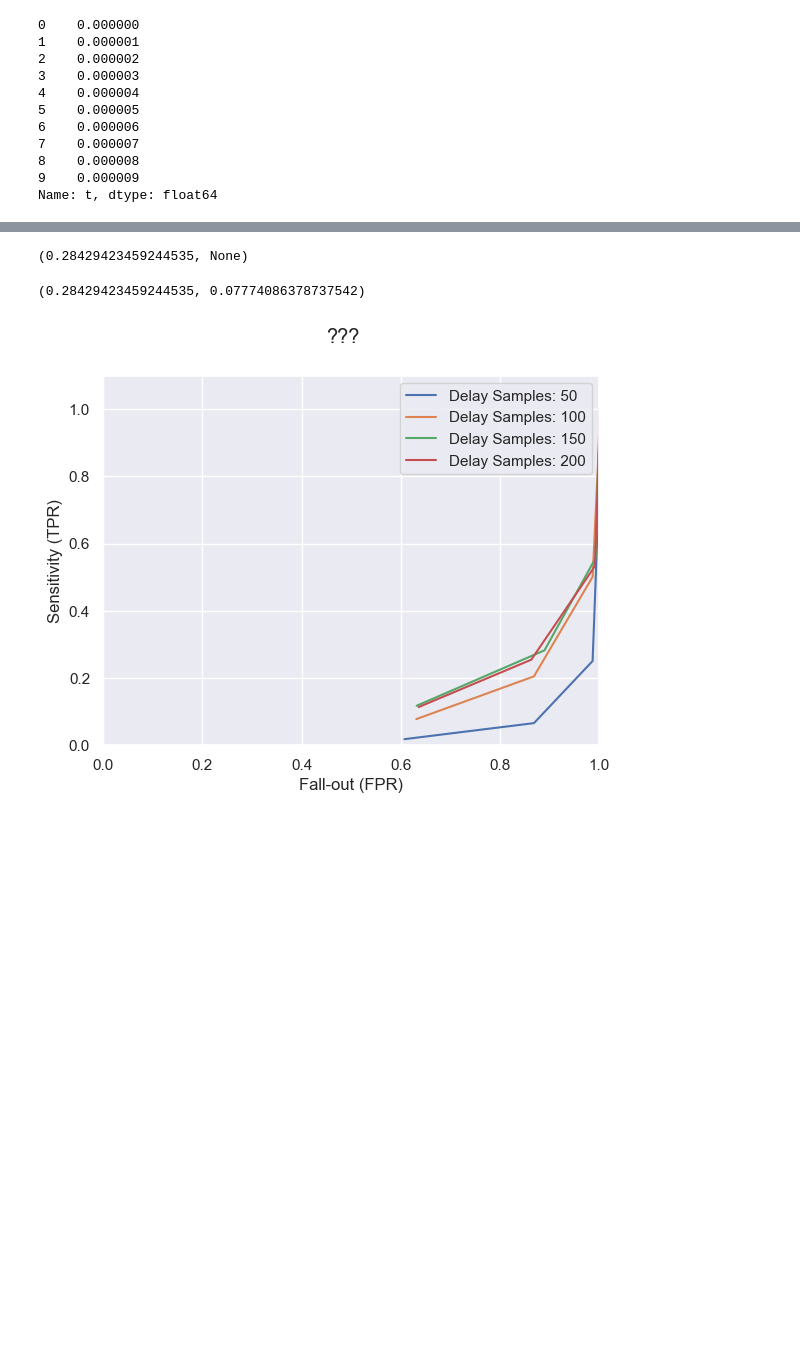
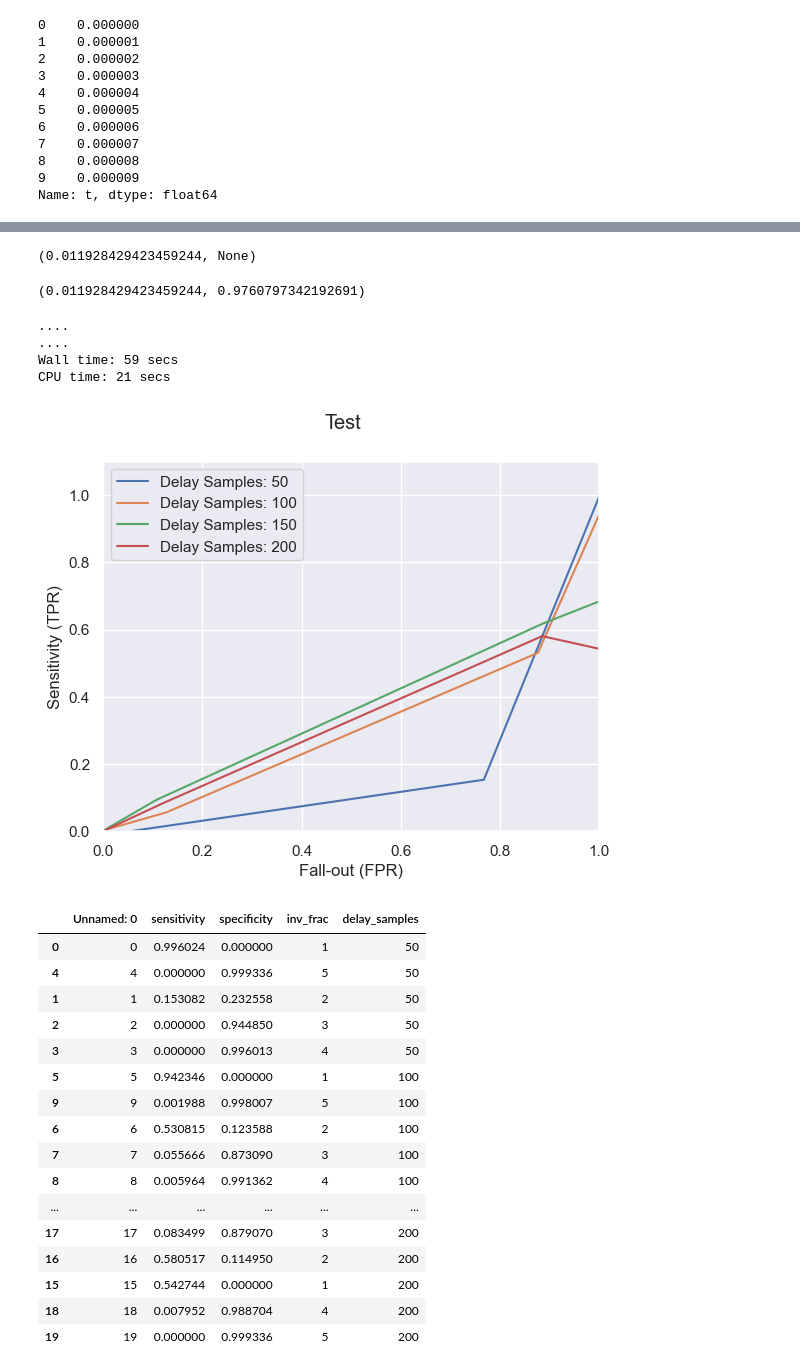
Before and after one commit to roysiu-gh/qtnm-trigger-cfd, a Jupyter notebook: analysis/roc_plot.ipynb, the cells around one changed output, grey strips where cells are left out. Saved outputs shown, nothing was run; the diff lists cells and outputs as text; code cells hidden in the pictures; blank space fills up the shorter version.

```diff
--- a/analysis/roc_plot.ipynb
+++ b/analysis/roc_plot.ipynb
@@ -65,35 +62,57 @@ time = data["SX1+XN2"][0]
 signal = data["SX1+XN2"][1]
 truth_data = SX1_truth_data
 
-sigdat = SignalData([time, signal], truth_data=truth_data)
+sigdat = SignalData(time, signal, truth_data=truth_data)
 sigdat.get_sensitivity_specificity_v1()
 # %% [output]
-(0.28429423459244535, None)
+(0.011928429423459244, None)
 # %%
 time = np.concatenate(( data["SX1+XN2"][0], data["XN2"][0] ))
 signal = np.concatenate(( data["SX1+XN2"][1], data["XN2"][1] ))
 truth_data = np.concatenate(( SX1_truth_data, np.zeros_like(data["XN2"][0]) ))
 
-sigdat_combo = SignalData([time, signal], truth_data=truth_data)
+sigdat_combo = SignalData(time, signal, truth_data=truth_data)
 sigdat_combo.get_sensitivity_specificity_v1()
 # %% [output]
-(0.28429423459244535, 0.07774086378737542)
+(0.011928429423459244, 0.9760797342192691)
 # %%
-# inv_frac_vals = np.arange(1, 6, 1)
-# delay_samples_vals = np.arange(50, 250, 50)
+inv_frac_vals = np.arange(1, 6, 1)
+delay_samples_vals = np.arange(50, 250, 50)
 
-# u1_roc_data = sigdat_combo.get_roc_curve_data(inv_frac_vals = inv_frac_vals,
-#                                         delay_samples_vals = delay_samples_vals,
-#                                         verbose = True,
-#                                        )
+u1_roc_data = sigdat_combo.get_roc_curve_data(inv_frac_vals = inv_frac_vals,
+                                        delay_samples_vals = delay_samples_vals,
+                                        verbose = True,
+                                       )
 
-# u1_pd = pd.DataFrame(u1_roc_data)  # Faster to pass list of dicts than to add rows iteratively
-# u1_pd.to_csv("u1_roc_data.csv.temp")
+u1_pd = pd.DataFrame(u1_roc_data)  # Faster to pass list of dicts than to add rows iteratively
+u1_pd.to_csv("u1_roc_data.csv.temp")
+# %% [output]
+....
+....
+Wall time: 59 secs
+CPU time: 21 secs
 # %%
 u1_pd_analyse = pd.read_csv("u1_roc_data.csv.temp")
 plot_roc_curve(u1_pd_analyse, title="Test")
 print()
-# u1_pd_analyse.sort_values(by=["specificity"]).head(100)
+u1_pd_analyse.sort_values(by=["delay_samples"]).head(100)
 # %% [output]
-[figure, old version]
+[figure, new version]
+|  | Unnamed: 0 | sensitivity | specificity | inv_frac | delay_samples |
+| 0 | 0 | 0.996024 | 0.000000 | 1 | 50 |
+| 4 | 4 | 0.000000 | 0.999336 | 5 | 50 |
+| 1 | 1 | 0.153082 | 0.232558 | 2 | 50 |
+| 2 | 2 | 0.000000 | 0.944850 | 3 | 50 |
+| 3 | 3 | 0.000000 | 0.996013 | 4 | 50 |
+| 5 | 5 | 0.942346 | 0.000000 | 1 | 100 |
+| 9 | 9 | 0.001988 | 0.998007 | 5 | 100 |
+| 6 | 6 | 0.530815 | 0.123588 | 2 | 100 |
+| 7 | 7 | 0.055666 | 0.873090 | 3 | 100 |
+| 8 | 8 | 0.005964 | 0.991362 | 4 | 100 |
+| ... | ... | ... | ... | ... | ... |
+| 17 | 17 | 0.083499 | 0.879070 | 3 | 200 |
+| 16 | 16 | 0.580517 | 0.114950 | 2 | 200 |
+| 15 | 15 | 0.542744 | 0.000000 | 1 | 200 |
+| 18 | 18 | 0.007952 | 0.988704 | 4 | 200 |
+| 19 | 19 | 0.000000 | 0.999336 | 5 | 200 |
 # %%
```
Also changed, not shown: parts of 7 cells of this notebook, 4 other files.
